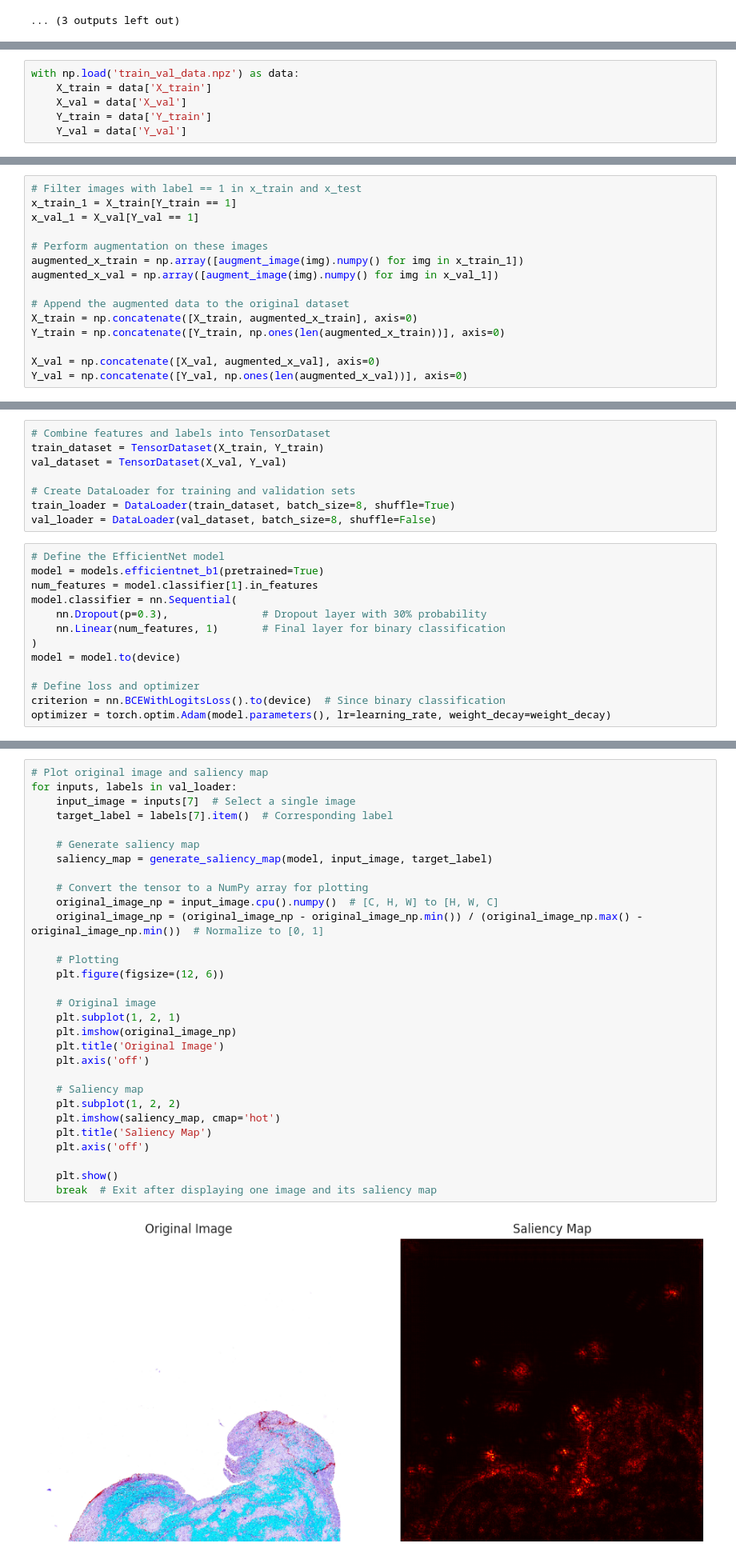
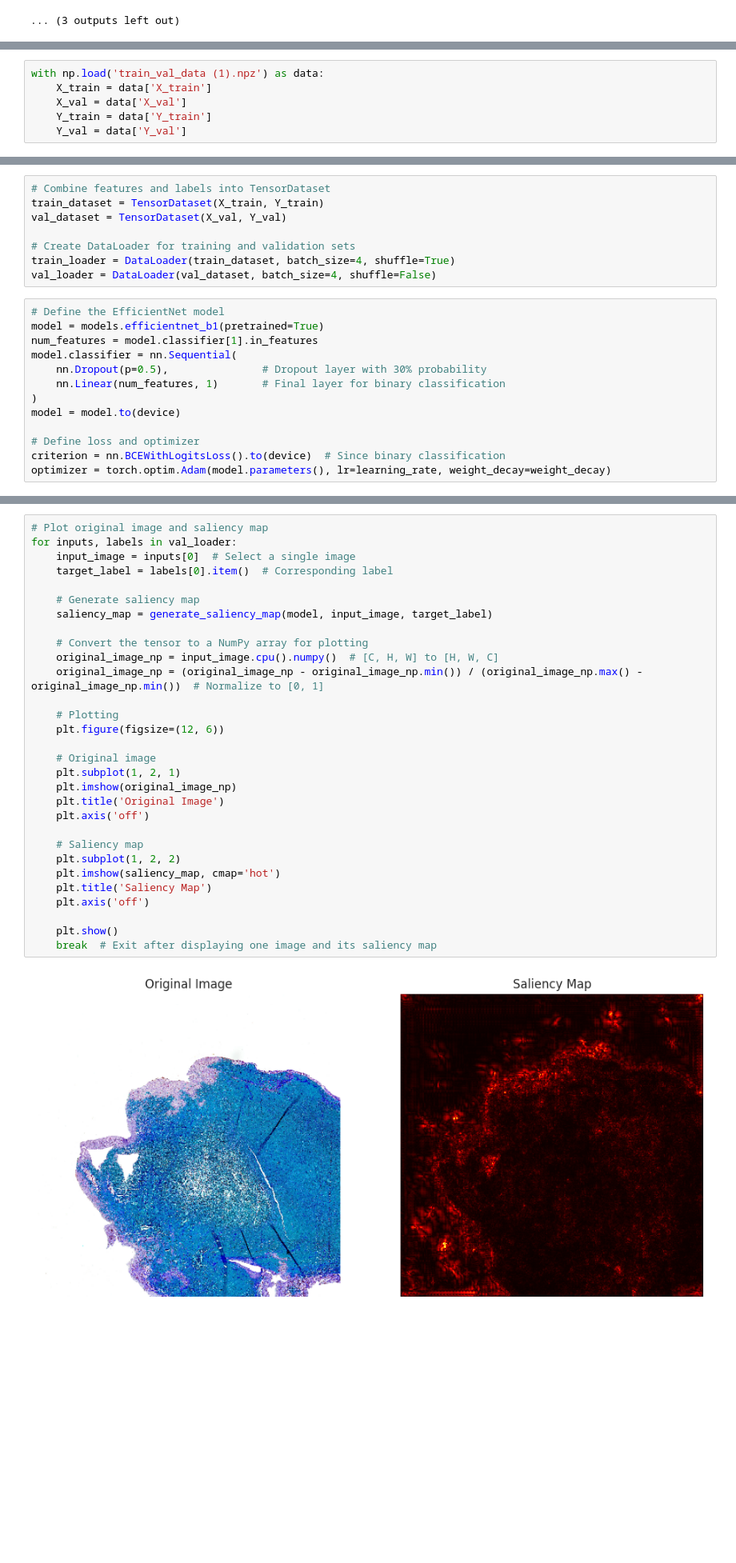
Before and after one commit to Andrea-gt/blood-clots, a Jupyter notebook: mayo-clinic-strip-ai.ipynb, the cells around one changed output, grey strips where cells are left out. Shown at 80% size. Drawn from its saved outputs; the diff is of its cells as text; blank space fills up the shorter version.

```diff
--- a/mayo-clinic-strip-ai.ipynb
+++ b/mayo-clinic-strip-ai.ipynb
@@ -894,7 +907,7 @@ num_epochs = 15
 batch_size = 8
 weight_decay = 1e-5
 # %%
-with np.load('train_val_data.npz') as data:
+with np.load('train_val_data (1).npz') as data:
     X_train = data['X_train']
     X_val = data['X_val']
     Y_train = data['Y_train']
@@ -910,18 +915,3 @@ def augment_image(image):
-# %%
-# Filter images with label == 1 in x_train and x_test
-x_train_1 = X_train[Y_train == 1]
-x_val_1 = X_val[Y_val == 1]
-
-# Perform augmentation on these images
-augmented_x_train = np.array([augment_image(img).numpy() for img in x_train_1])
-augmented_x_val = np.array([augment_image(img).numpy() for img in x_val_1])
-
-# Append the augmented data to the original dataset
-X_train = np.concatenate([X_train, augmented_x_train], axis=0)
-Y_train = np.concatenate([Y_train, np.ones(len(augmented_x_train))], axis=0)
-
-X_val = np.concatenate([X_val, augmented_x_val], axis=0)
-Y_val = np.concatenate([Y_val, np.ones(len(augmented_x_val))], axis=0)
 # %%
 print("x_train shape", X_train.shape)
 print("x_test shape", X_val.shape)
@@ -950,14 +940,14 @@ train_dataset = TensorDataset(X_train, Y_train)
 val_dataset = TensorDataset(X_val, Y_val)
 
 # Create DataLoader for training and validation sets
-train_loader = DataLoader(train_dataset, batch_size=8, shuffle=True)
-val_loader = DataLoader(val_dataset, batch_size=8, shuffle=False)
+train_loader = DataLoader(train_dataset, batch_size=4, shuffle=True)
+val_loader = DataLoader(val_dataset, batch_size=4, shuffle=False)
 # %%
 # Define the EfficientNet model
 model = models.efficientnet_b1(pretrained=True)
 num_features = model.classifier[1].in_features
 model.classifier = nn.Sequential(
-    nn.Dropout(p=0.3),               # Dropout layer with 30% probability
+    nn.Dropout(p=0.5),               # Dropout layer with 30% probability
     nn.Linear(num_features, 1)       # Final layer for binary classification
 )
 model = model.to(device)
@@ -1088,32 +1080,32 @@ plt.show()
 # %%
 # Plot original image and saliency map
 for inputs, labels in val_loader:
-    input_image = inputs[7]  # Select a single image
-    target_label = labels[7].item()  # Corresponding label
+    input_image = inputs[0]  # Select a single image
+    target_label = labels[0].item()  # Corresponding label
 
     # Generate saliency map
     saliency_map = generate_saliency_map(model, input_image, target_label)
 
     # Convert the tensor to a NumPy array for plotting
     original_image_np = input_image.cpu().numpy()  # [C, H, W] to [H, W, C]
     original_image_np = (original_image_np - original_image_np.min()) / (original_image_np.max() - original_image_np.min())  # Normalize to [0, 1]
 
     # Plotting
     plt.figure(figsize=(12, 6))
 
     # Original image
     plt.subplot(1, 2, 1)
     plt.imshow(original_image_np)
     plt.title('Original Image')
     plt.axis('off')
 
     # Saliency map
     plt.subplot(1, 2, 2)
     plt.imshow(saliency_map, cmap='hot')
     plt.title('Saliency Map')
     plt.axis('off')
 
     plt.show()
     break  # Exit after displaying one image and its saliency map
 # %% [output]
-[figure, old version]
+[figure, new version]
```
Also changed, not shown: parts of 33 cells of this notebook.
